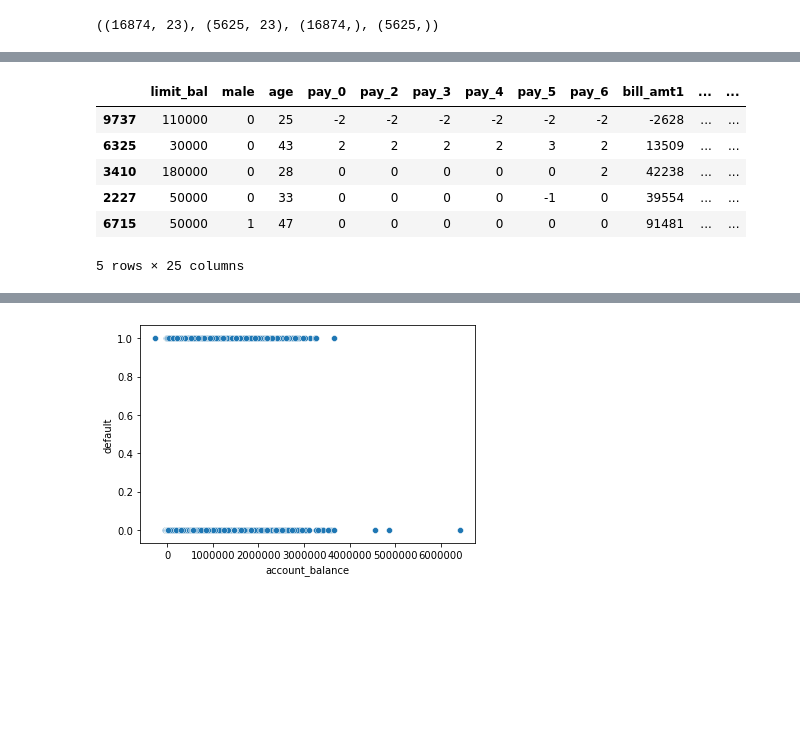
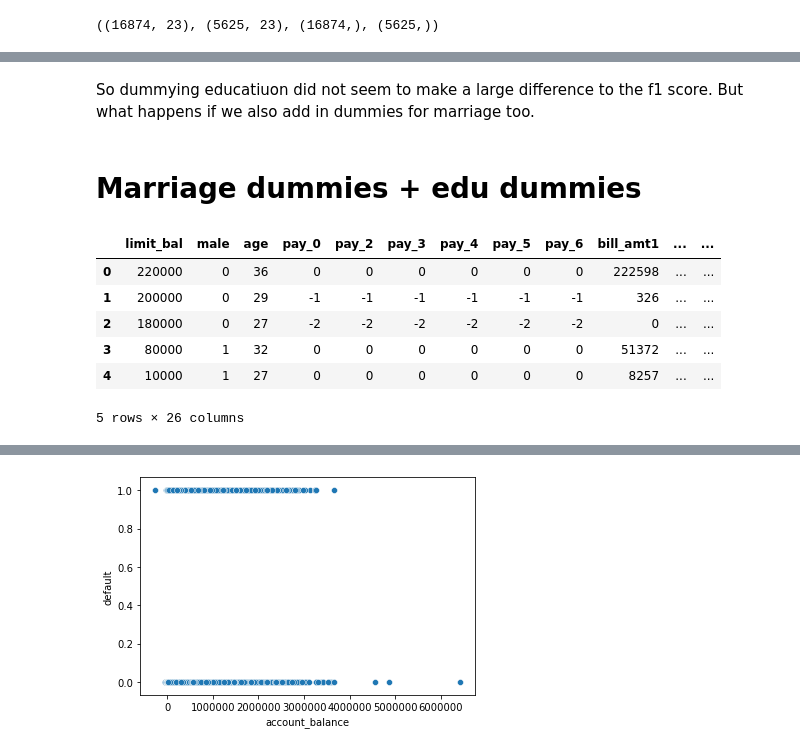
Before and after one commit to SlimHintz/credit-card-default-detection, a Jupyter notebook: modelTesting.ipynb, the cells around one changed output, grey strips where cells are left out. Saved outputs shown, nothing was run; the diff lists cells and outputs as text; code cells hidden in the pictures; blank space fills up the shorter version.

```diff
--- a/modelTesting.ipynb
+++ b/modelTesting.ipynb
@@ -94,8 +189,8 @@ def education_categories(n):
         return 'post_grad'
 
 
-edu_cat = X_train.education.apply(education_categories)
+edu_cat = df.education.apply(education_categories)
 edu_cat_dummies = pd.get_dummies(edu_cat, drop_first=True)
 edu_cat_dummies
-X_1 = X_train.drop(columns = 'education')
-X_1 =pd.concat([X_1, edu_cat_dummies], axis=1)
+df_1 = df.drop(columns = 'education')
+df_1 =pd.concat([df_1, edu_cat_dummies], axis=1)
@@ -102,22 +238,26 @@ X_1 =pd.concat([X_1, edu_cat_dummies], axis=1)
+# %% [markdown]
+So dummying educatiuon did not seem to make a large difference to the f1 score. But what happens if we also add in dummies for marriage too.
+# %% [markdown]
+# Marriage dummies + edu dummies
 # %%
 # Categorize married/not married
 def marriage_categorization(n):
     if n == 1:
         return 'married'
     else:
         return 'not_married'
 
-mar_cat = X_1.marriage.apply(marriage_categorization)
+mar_cat = df_1.marriage.apply(marriage_categorization)
 mar_cat_dummies = pd.get_dummies(mar_cat)
-X_2 = X_1.drop(columns=['marriage'])
-X_2 = pd.concat([X_2, mar_cat_dummies], axis=1)
-X_2.drop(columns=['not_married'], inplace=True)
-X_2.head()
+df_2= df_1.drop(columns=['marriage'])
+df_2 = pd.concat([df_2, mar_cat_dummies], axis=1)
+df_2.drop(columns=['not_married'], inplace=True)
+df_2.head()
 # %% [output]
 |  | limit_bal | male | age | pay_0 | pay_2 | pay_3 | pay_4 | pay_5 | pay_6 | bill_amt1 | ... | ... |
-| 9737 | 110000 | 0 | 25 | -2 | -2 | -2 | -2 | -2 | -2 | -2628 | ... | ... |
-| 6325 | 30000 | 0 | 43 | 2 | 2 | 2 | 2 | 3 | 2 | 13509 | ... | ... |
-| 3410 | 180000 | 0 | 28 | 0 | 0 | 0 | 0 | 0 | 2 | 42238 | ... | ... |
-| 2227 | 50000 | 0 | 33 | 0 | 0 | 0 | 0 | -1 | 0 | 39554 | ... | ... |
-| 6715 | 50000 | 1 | 47 | 0 | 0 | 0 | 0 | 0 | 0 | 91481 | ... | ... |
+| 0 | 220000 | 0 | 36 | 0 | 0 | 0 | 0 | 0 | 0 | 222598 | ... | ... |
+| 1 | 200000 | 0 | 29 | -1 | -1 | -1 | -1 | -1 | -1 | 326 | ... | ... |
+| 2 | 180000 | 0 | 27 | -2 | -2 | -2 | -2 | -2 | -2 | 0 | ... | ... |
+| 3 | 80000 | 1 | 32 | 0 | 0 | 0 | 0 | 0 | 0 | 51372 | ... | ... |
+| 4 | 10000 | 1 | 27 | 0 | 0 | 0 | 0 | 0 | 0 | 8257 | ... | ... |
-5 rows × 25 columns
+5 rows × 26 columns
```
Also changed, not shown: parts of 46 cells of this notebook, 1 other file.
